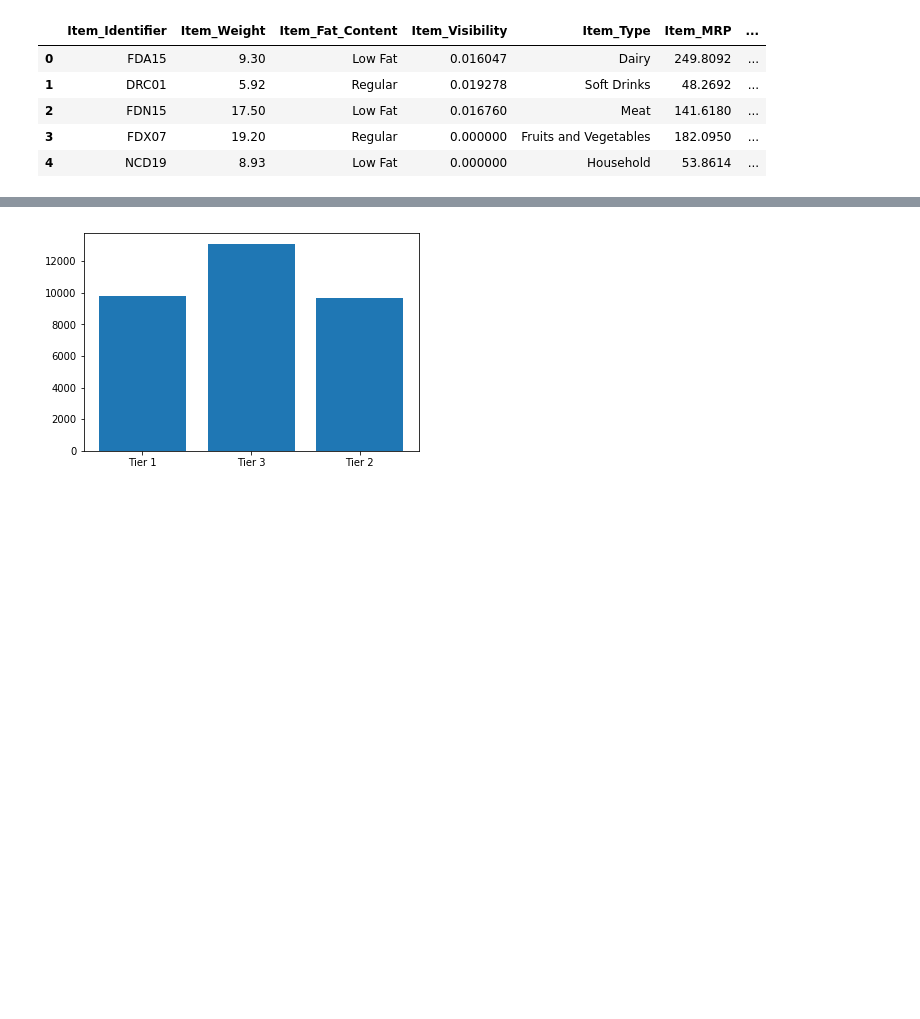
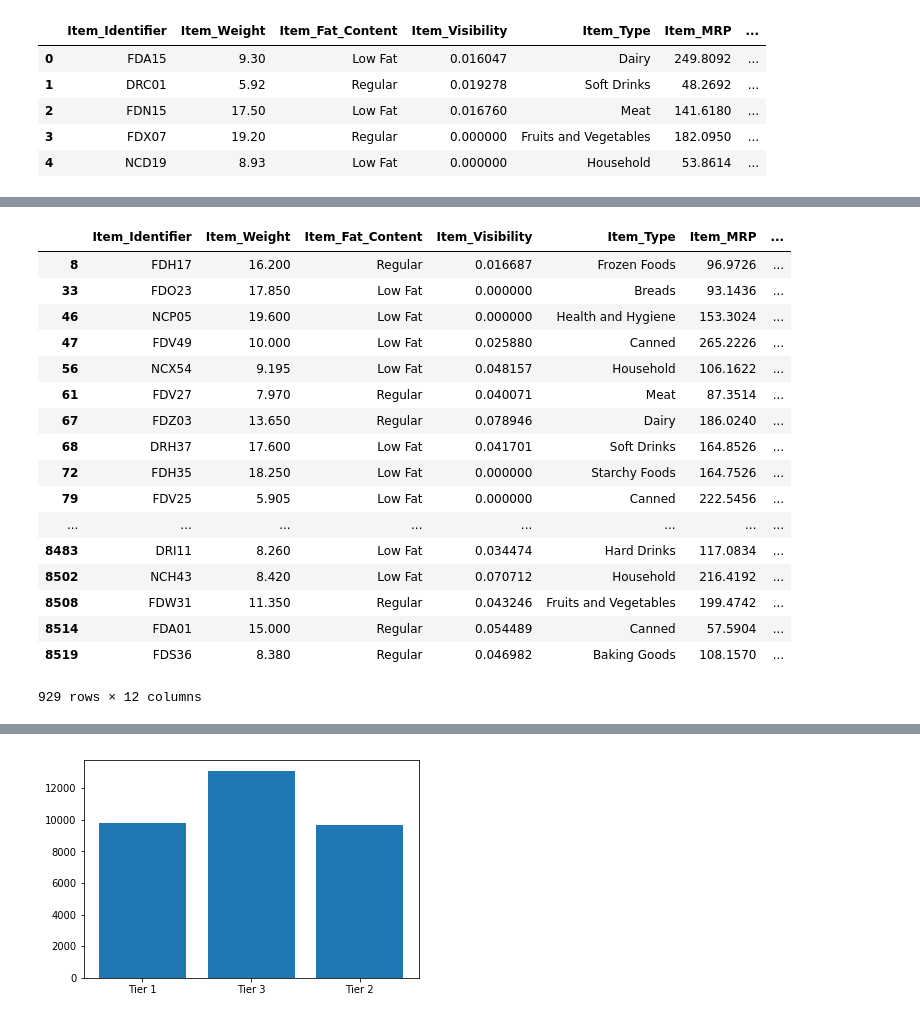
Before and after one commit to Raihanahmed94/analyticsvidhya_Competitions, a Jupyter notebook: Big_Mart/big_Mart.ipynb, the cells around one changed output, grey strips where cells are left out. Saved outputs shown, nothing was run; the diff lists cells and outputs as text; code cells hidden in the pictures; blank space fills up the shorter version.

```diff
--- a/Big_Mart/big_Mart.ipynb
+++ b/Big_Mart/big_Mart.ipynb
@@ -40,0 +65,21 @@ test.head()
+# %%
+train[train["Outlet_Identifier"]=='OUT045']
+# %% [output]
+|  | Item_Identifier | Item_Weight | Item_Fat_Content | Item_Visibility | Item_Type | Item_MRP | ... |
+| 8 | FDH17 | 16.200 | Regular | 0.016687 | Frozen Foods | 96.9726 | ... |
+| 33 | FDO23 | 17.850 | Low Fat | 0.000000 | Breads | 93.1436 | ... |
+| 46 | NCP05 | 19.600 | Low Fat | 0.000000 | Health and Hygiene | 153.3024 | ... |
+| 47 | FDV49 | 10.000 | Low Fat | 0.025880 | Canned | 265.2226 | ... |
+| 56 | NCX54 | 9.195 | Low Fat | 0.048157 | Household | 106.1622 | ... |
+| 61 | FDV27 | 7.970 | Regular | 0.040071 | Meat | 87.3514 | ... |
+| 67 | FDZ03 | 13.650 | Regular | 0.078946 | Dairy | 186.0240 | ... |
+| 68 | DRH37 | 17.600 | Low Fat | 0.041701 | Soft Drinks | 164.8526 | ... |
+| 72 | FDH35 | 18.250 | Low Fat | 0.000000 | Starchy Foods | 164.7526 | ... |
+| 79 | FDV25 | 5.905 | Low Fat | 0.000000 | Canned | 222.5456 | ... |
+| ... | ... | ... | ... | ... | ... | ... | ... |
+| 8483 | DRI11 | 8.260 | Low Fat | 0.034474 | Hard Drinks | 117.0834 | ... |
+| 8502 | NCH43 | 8.420 | Low Fat | 0.070712 | Household | 216.4192 | ... |
+| 8508 | FDW31 | 11.350 | Regular | 0.043246 | Fruits and Vegetables | 199.4742 | ... |
+| 8514 | FDA01 | 15.000 | Regular | 0.054489 | Canned | 57.5904 | ... |
+| 8519 | FDS36 | 8.380 | Regular | 0.046982 | Baking Goods | 108.1570 | ... |
+929 rows × 12 columns
```
Also changed, not shown: parts of 13 cells of this notebook.
